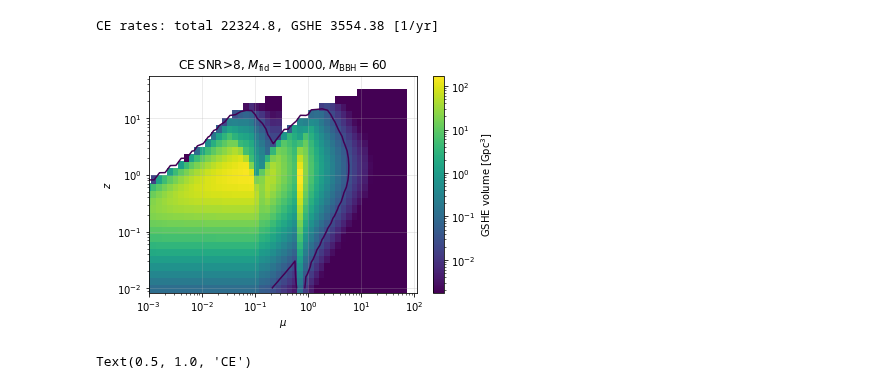
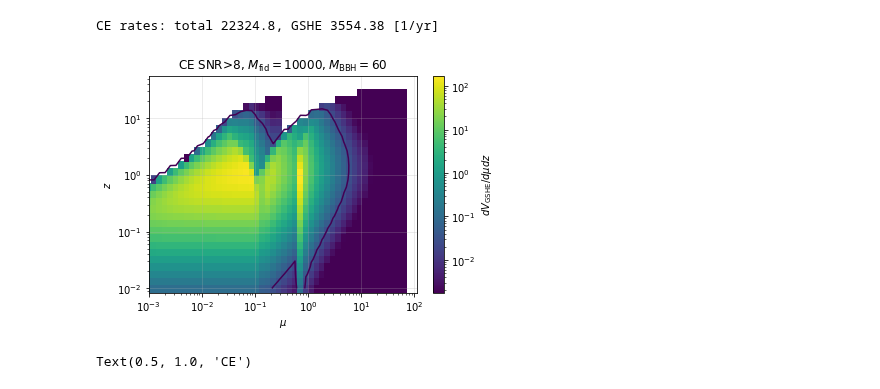
Before and after one commit to Richard-Sti/GSHE_public, a Jupyter notebook: scripts/prospective_constraints.ipynb, the cells around one changed output. Saved outputs shown, nothing was run; the diff lists cells and outputs as text; code cells hidden in the pictures.

```diff
--- a/scripts/prospective_constraints.ipynb
+++ b/scripts/prospective_constraints.ipynb
@@ -547,23 +758,23 @@ CE rates: total 22324.8, GSHE 3554.38 [1/yr]
 # %%
 output = CE_out
 var = output['integrand']
 mus= output['mu_vals']
 zs = output['z_vals']
 minimum = max(var[var>0].min(),1e-5*var.max())
 norm=colors.LogNorm(vmin=minimum, vmax=var.max())
 
 c = plt.pcolor(mus,zs,var,norm=norm,rasterized=True)
 c2 = plt.contour(mus,zs,var,[1/R0])
-plt.colorbar(c,label='GSHE volume [Gpc$^3$]')
+plt.colorbar(c,label=r'$d V_{\rm GSHE}/d\mu dz$')
 plt.xscale('log')
 plt.yscale('log')
 plt.xlabel(r'$\mu$')
 plt.ylabel(r'$z$')
 plt.title(r'%s SNR>%g, $M_{\rm fid}=%g, M_{\rm BBH}=%g$'%(experiment,snr_th,M_fid,M_bbh))
 plt.grid(alpha=0.3)
 plt.savefig('../plots/GSHE_volume_%s_SNRth=%g_M_fid=%g_M_bbh=%g.png'%(experiment,snr_th,M_fid,M_bbh))
 # %% [output]
-[figure, old version]
+[figure, new version]
 # %%
 output = CE_out
 var = output['P_GSHE']
```
Also changed, not shown: parts of 18 cells of this notebook, 1 other file.
